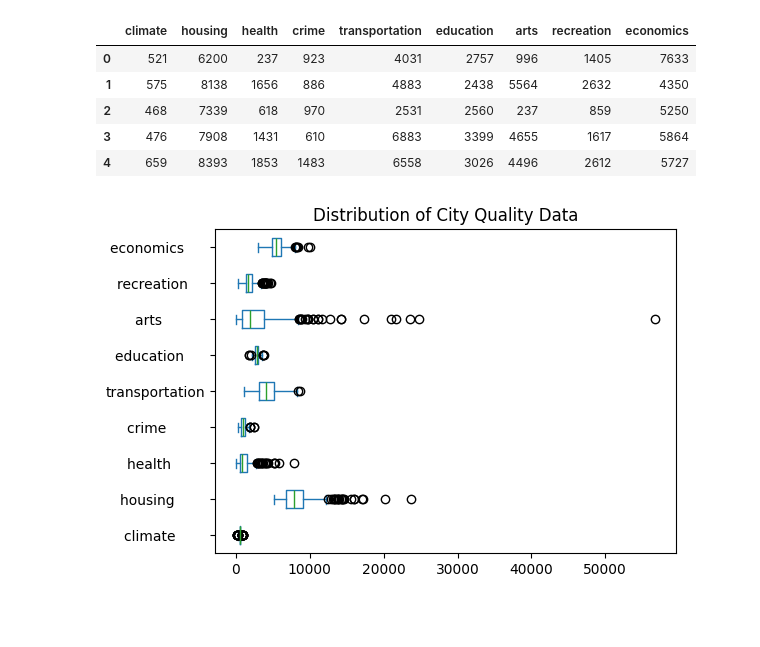
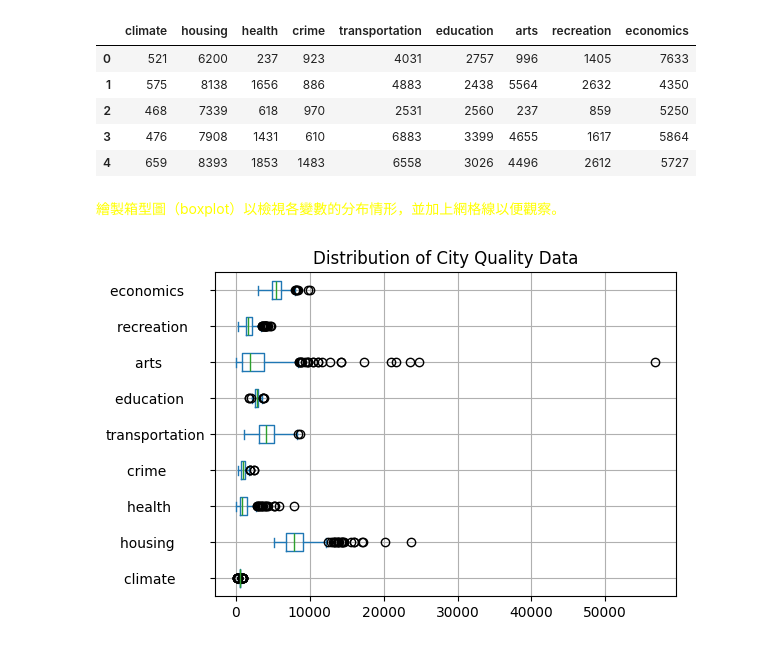
Before and after one commit to ntpuccw/ML_inCLassCoding, a Jupyter notebook: gar0907.ipynb, the cells around one changed output. Cells and saved outputs as stored; diff of their text form; code cells hidden in the pictures; blank space fills up the shorter version.

```diff
--- a/gar0907.ipynb
+++ b/gar0907.ipynb
@@ -13,10 +25,14 @@ df.head()
 | 2 | 468 | 7339 | 618 | 970 | 2531 | 2560 | 237 | 859 | 5250 |
 | 3 | 476 | 7908 | 1431 | 610 | 6883 | 3399 | 4655 | 1617 | 5864 |
 | 4 | 659 | 8393 | 1853 | 1483 | 6558 | 3026 | 4496 | 2612 | 5727 |
+# %% [markdown]
+<font color="yellow">繪製箱型圖（boxplot）以檢視各變數的分布情形，並加上網格線以便觀察。</font>
 # %%
 df.plot(kind="box", figsize=(6, 4), vert=False)
 plt.title("Distribution of City Quality Data")
 plt.tight_layout()
+# add grid lines to the boxplot
+plt.grid(True)
 plt.show()
 # %% [output]
-[figure, old version]
+[figure, new version]
```
Also changed, not shown: parts of 8 cells of this notebook.
